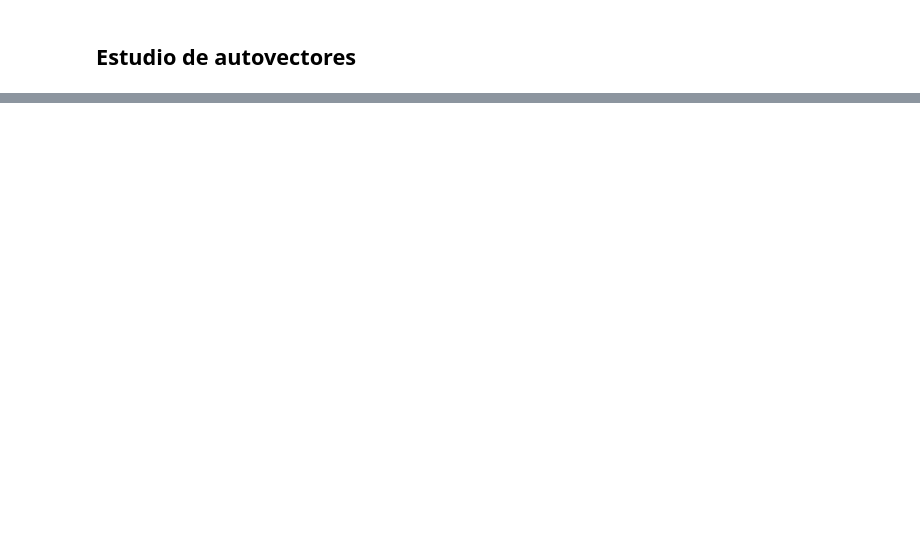
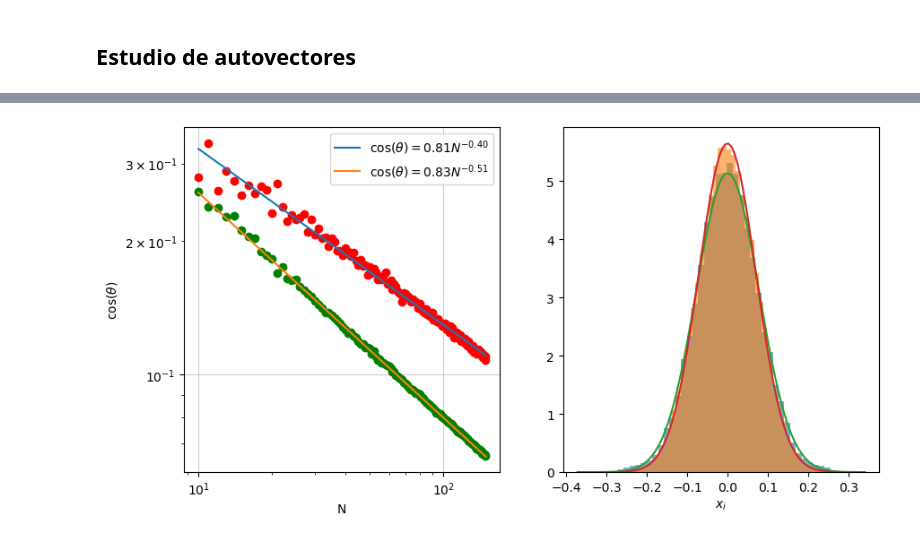
Before and after one commit to OlmoGH/Edge-of-chaos, a Jupyter notebook: Autovalores_de_matrices/LaTex/figuras.ipynb, the cells around one changed output, grey strips where cells are left out. Saved outputs shown, nothing was run; the diff lists cells and outputs as text; code cells hidden in the pictures; blank space fills up the shorter version.

```diff
--- a/Autovalores_de_matrices/LaTex/figuras.ipynb
+++ b/Autovalores_de_matrices/LaTex/figuras.ipynb
@@ -806,0 +846,87 @@ Autovalores ordenados
+# %%
+from scipy.optimize import curve_fit
+from scipy.stats import norm
+
+dims = np.arange(10, 150)
+n_tests = 10
+
+cos_medio = np.zeros_like(dims, dtype=np.float64)
+cos_random_medio = np.zeros_like(dims, dtype=np.float64)
+rng = np.random.default_rng()
+
+for i, N in enumerate(dims):
+    for test in range(n_tests):
+        matrix = rng.standard_normal((N, N))
+        _, V = np.linalg.eig(matrix)
+
+        P_matrix = V.conj().T @ V - np.eye(N)
+        mask = ~np.eye(N, dtype=bool)
+        proyeccion_media = np.mean(np.abs(P_matrix[mask]))
+        cos_medio[i] += proyeccion_media
+
+        random_vector_matrix = rng.standard_normal((N, N))
+        for j in range(N):
+            random_vector_matrix[:, j] = random_vector_matrix[:, j] / np.linalg.norm(random_vector_matrix[:, j])
+
+        P_random_matrix = random_vector_matrix.conj().T @ random_vector_matrix - np.eye(N)
+        proyeccion_random_media = np.mean(np.abs(P_random_matrix[mask]))
+        cos_random_medio[i] += proyeccion_random_media
+
+    cos_medio[i] = cos_medio[i]/n_tests
+    cos_random_medio[i] = cos_random_medio[i]/n_tests
+
+a, b = np.polyfit(np.log(dims), np.log(cos_medio), 1)
+a_random, b_random = np.polyfit(np.log(dims), np.log(cos_random_medio), 1)
+
+print("Ajuste para los autovectores")
+print(f"a: {a}")
+print(f"b: {b}")
+
+print("Ajuste para los vectores random")
+print(f"a: {a_random}")
+print(f"b: {b_random}")
+
+plt.figure(figsize=(10, 5))
+plt.subplot(1, 2, 1)
+plt.loglog(dims, cos_medio, 'ro')
+plt.loglog(dims, cos_random_medio, 'go')
+
+plt.loglog(dims, np.exp(b) * dims**a, label=fr"$\cos(\theta) = {np.exp(b):.2f}N^{{{a:.2f}}}$")
+plt.loglog(dims, np.exp(b_random) * dims**a_random, label=fr"$\cos(\theta) = {np.exp(b_random):.2f}N^{{{a_random:.2f}}}$")
+
+plt.xlabel("N")
+plt.ylabel(r"$\cos(\theta)$")
+plt.grid(True, alpha=0.6)
+plt.legend()
+
+plt.subplot(1, 2, 2)
+
+n_test = 5
+dim = 100
+eigenvec_values = np.zeros(n_test * dim * dim)
+random_values = np.zeros(n_test * dim * dim)
+for i in range(n_test):
+    matrix = rng.standard_normal((dim, dim))
+    _, V = np.linalg.eig(matrix)
+    eigenvec_values[i * dim * dim:(i+1) * dim * dim] = V.flatten().real
+
+    random_vector_matrix = rng.standard_normal((dim, dim)) + 1j * rng.standard_normal((dim, dim))
+    for j in range(dim):
+        random_vector_matrix[:, j] = random_vector_matrix[:, j] / np.linalg.norm(random_vector_matrix[:, j])
+    random_values[i * dim * dim:(i+1) * dim * dim] = random_vector_matrix.flatten().real
+
+
+
+plt.hist(eigenvec_values, 50, density=True, alpha=0.6)
+plt.hist(random_values, 50, density=True, alpha=0.6)
+x_range = np.linspace(eigenvec_values.min(), eigenvec_values.max(), 100)
+eigen_mean = np.mean(eigenvec_values)
+eigen_std = np.std(eigenvec_values)
+
+random_mean = np.mean(random_values)
+random_std = np.std(random_values)
+plt.plot(x_range, norm.pdf(x_range, eigen_mean, eigen_std))
+plt.plot(x_range, norm.pdf(x_range, random_mean, random_std))
+plt.xlabel(r"$x_i$")
+plt.show()
+# %% [output]
@@ -806,0 +939 @@ Autovalores ordenados
+[figure, added]
```
Also changed, not shown: parts of 7 cells of this notebook, 3 other files.
